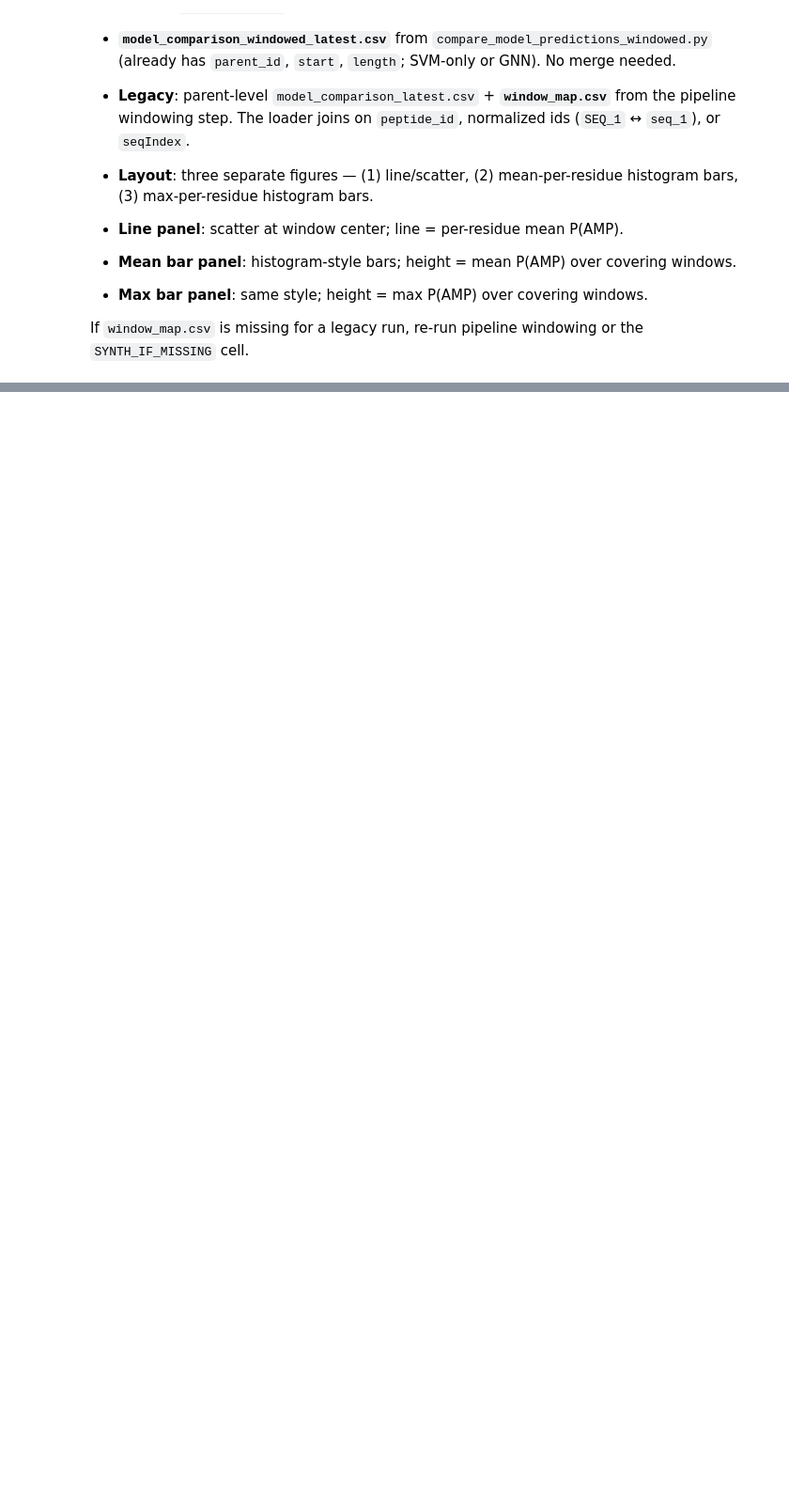
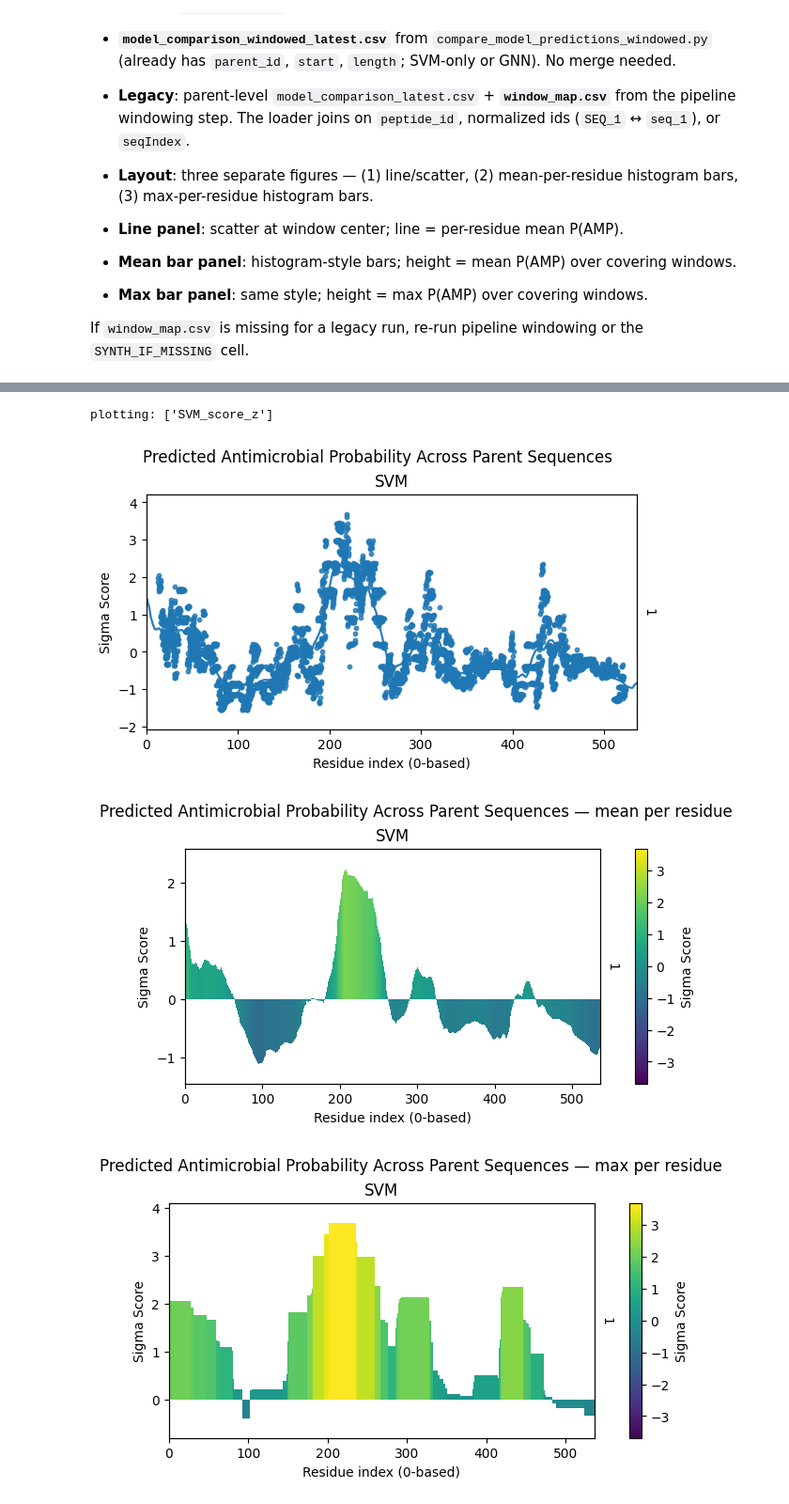
Before and after one commit to KYinXu/Peptide-Anti-microbial-Properties-Prediction, a Jupyter notebook: notebooks/window_exploration.ipynb, the cells around one changed output, grey strips where cells are left out. Shown at 94% size. Saved outputs shown, nothing was run; the diff lists cells and outputs as text; code cells hidden in the pictures; blank space fills up the shorter version.

```diff
--- a/notebooks/window_exploration.ipynb
+++ b/notebooks/window_exploration.ipynb
@@ -442,0 +640,31 @@ plotting: ['SVM_prob_AMP']
+# %%
+SCORE_SUFFIX = "_score_z"
+score_cols = [c for c in df.columns if c.endswith(SCORE_SUFFIX)]
+if PROB_COLUMN_SUBSTR:
+    score_cols = [c for c in score_cols if PROB_COLUMN_SUBSTR in c]
+
+if not score_cols:
+    print(f"No score columns matching suffix {SCORE_SUFFIX!r} and substr={PROB_COLUMN_SUBSTR!r}")
+else:
+    for sc in score_cols:
+        n_finite = int(pd.to_numeric(df[sc], errors="coerce").notna().sum())
+        if n_finite == 0:
+            print(f"Warning: {sc} has no scores.")
+
+    print("plotting:", score_cols)
+
+    plot_sigma_panels(
+        df,
+        score_cols,
+        max_parents=MAX_PARENTS,
+        figwidth_per_model=FIGWIDTH_PER_MODEL,
+        figheight_per_parent=FIGHEIGHT_PER_PARENT,
+        heatmap_cmap=HEATMAP_CMAP,
+        main_title=PLOT_MAIN_TITLE.replace("P(AMP)", "Sigma Score") if PLOT_MAIN_TITLE else "",
+        subtitle=PLOT_SUBTITLE,
+    )
+# %% [output]
+plotting: ['SVM_score_z']
+[figure, added]
+[figure, added]
+[figure, added]
```
Also changed, not shown: parts of 5 cells of this notebook, 8 other files.
